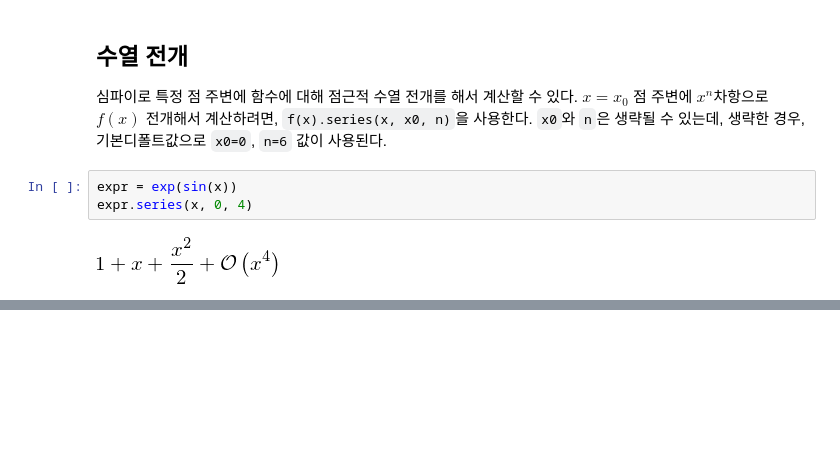
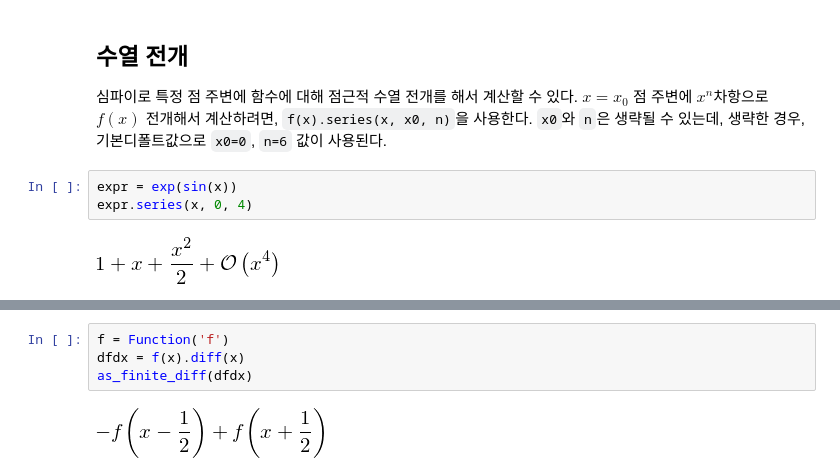
Before and after one commit to statkclee/symbolic-math, a Jupyter notebook: 15-calculus.ipynb, the cells around one changed output, grey strips where cells are left out. Saved outputs shown, nothing was run; the diff lists cells and outputs as text; blank space fills up the shorter version.

```diff
--- a/15-calculus.ipynb
+++ b/15-calculus.ipynb
@@ -233,0 +267,6 @@ expr.series(x, 0, 4)
+# %%
+f = Function('f')
+dfdx = f(x).diff(x)
+as_finite_diff(dfdx)
+# %% [output]
+[figure, added]
```
Also changed, not shown: parts of 14 cells of this notebook, 10 other files.
